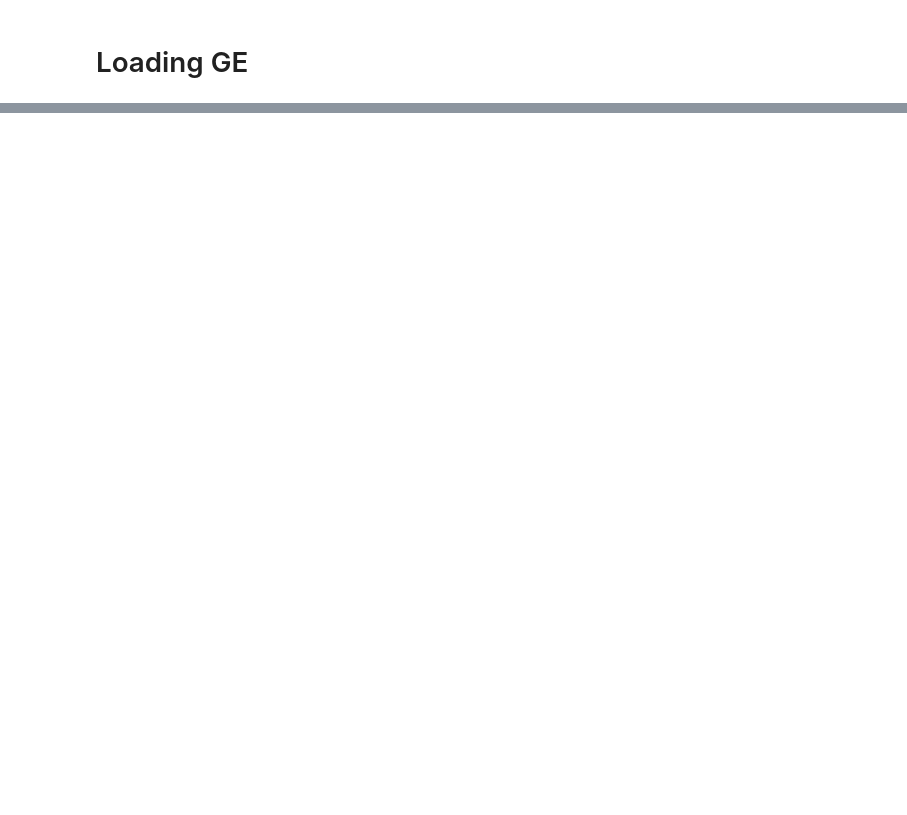
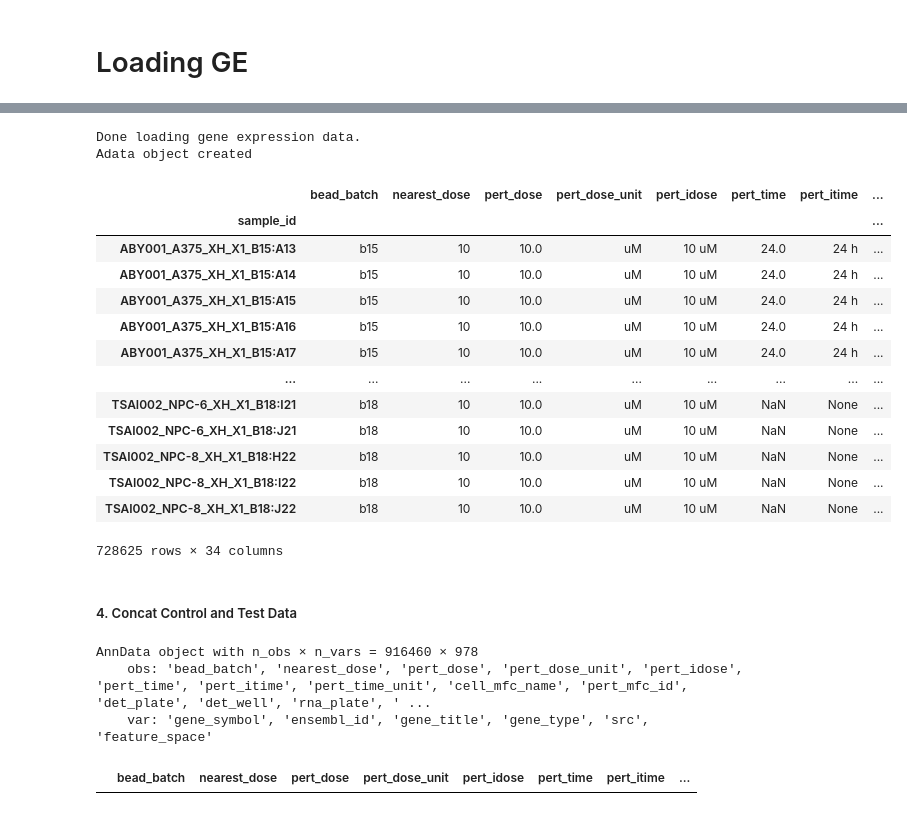
Before and after one commit to animichellegalstyan/prnet_eval, a Jupyter notebook: data_preprocessing/preprocessing_notebook.ipynb, the cells around one changed output, grey strips where cells are left out. Cells and saved outputs as stored; diff of their text form; code cells hidden in the pictures; blank space fills up the shorter version.

```diff
--- a/data_preprocessing/preprocessing_notebook.ipynb
+++ b/data_preprocessing/preprocessing_notebook.ipynb
@@ -549,0 +292,10 @@ remove from obs: build_name, inv_level_10, pert_idose, nearest_dose, project_cod
+# %%
+save_dir_analysis = merged_LINCS_dataset_dir / "Analysis"
+
+merged_LINCS_dataset_lvl3_trt_ctl_path = (
+    merged_LINCS_dataset_dir / "level3_beta_ctl_n188708x12328.gctx"
+)
+
+merged_LINCS_dataset_lvl3_trt_cp_path = (
+    merged_LINCS_dataset_dir / "level3_beta_trt_cp_n1805898x12328.gctx"
+)
@@ -549,0 +304,11 @@ remove from obs: build_name, inv_level_10, pert_idose, nearest_dose, project_cod
+# %%
+# Load compound data
+dataloader_cp = LINCSDataLoader(
+    gctx_path=merged_LINCS_dataset_lvl3_trt_cp_path,
+    inst_info=inst_info_merged_comp,
+    gene_info=gene_info_merged,
+    gene_marker="landmark",  # used for testing
+    comp_identifier="pert_id",
+    cell_identifier="cell_type",
+    instance_identifier="sample_id",
+)
@@ -549,0 +338,9 @@ remove from obs: build_name, inv_level_10, pert_idose, nearest_dose, project_cod
+# %%
+# Assuming dataloader is your instantiated LINCSDataLoader
+# (which already filtered for landmark genes via gene_marker="landmark" during init)
+
+inst_filters_ctl = {}
+inst_filters_comp = {}
+
+gene_filters_ctl = {}
+gene_filters_comp = {}
@@ -549,0 +380,44 @@ remove from obs: build_name, inv_level_10, pert_idose, nearest_dose, project_cod
+# %%
+lincs_adata_cp = dataloader_cp.create_anndata(False, comp_info_merged, inst_filters_comp)
+# %% [output]
+Done loading gene expression data.
+Adata object created
+# %%
+lincs_adata_cp.obs
+# %% [output]
+|  | bead_batch | nearest_dose | pert_dose | pert_dose_unit | pert_idose | pert_time | pert_itime | ... |
+| sample_id |  |  |  |  |  |  |  | ... |
+| ABY001_A375_XH_X1_B15:A13 | b15 | 10 | 10.0 | uM | 10 uM | 24.0 | 24 h | ... |
+| ABY001_A375_XH_X1_B15:A14 | b15 | 10 | 10.0 | uM | 10 uM | 24.0 | 24 h | ... |
+| ABY001_A375_XH_X1_B15:A15 | b15 | 10 | 10.0 | uM | 10 uM | 24.0 | 24 h | ... |
+| ABY001_A375_XH_X1_B15:A16 | b15 | 10 | 10.0 | uM | 10 uM | 24.0 | 24 h | ... |
+| ABY001_A375_XH_X1_B15:A17 | b15 | 10 | 10.0 | uM | 10 uM | 24.0 | 24 h | ... |
+| ... | ... | ... | ... | ... | ... | ... | ... | ... |
+| TSAI002_NPC-6_XH_X1_B18:I21 | b18 | 10 | 10.0 | uM | 10 uM | NaN | None | ... |
+| TSAI002_NPC-6_XH_X1_B18:J21 | b18 | 10 | 10.0 | uM | 10 uM | NaN | None | ... |
+| TSAI002_NPC-8_XH_X1_B18:H22 | b18 | 10 | 10.0 | uM | 10 uM | NaN | None | ... |
+| TSAI002_NPC-8_XH_X1_B18:I22 | b18 | 10 | 10.0 | uM | 10 uM | NaN | None | ... |
+| TSAI002_NPC-8_XH_X1_B18:J22 | b18 | 10 | 10.0 | uM | 10 uM | NaN | None | ... |
+728625 rows × 34 columns
+# %% [markdown]
+##### 4. Concat Control and Test Data
+# %%
+adata_obs_all = pd.concat([lincs_adata_ctl.obs, lincs_adata_cp.obs], ignore_index=True)
+adata_obs_all.index = adata_obs_all.index.astype(str)
+
+adata_X_all = sp.vstack([lincs_adata_ctl.X, lincs_adata_cp.X])
+
+lincs_adata = ad.AnnData(adata_X_all,obs=adata_obs_all,var=lincs_adata_cp.var)
+lincs_adata
+# %% [output]
+AnnData object with n_obs × n_vars = 916460 × 978
+    obs: 'bead_batch', 'nearest_dose', 'pert_dose', 'pert_dose_unit', 'pert_idose', 'pert_time', 'pert_itime', 'pert_time_unit', 'cell_mfc_name', 'pert_mfc_id', 'det_plate', 'det_well', 'rna_plate', ' ...
+    var: 'gene_symbol', 'ensembl_id', 'gene_title', 'gene_type', 'src', 'feature_space'
+# %%
+# Check for undefined smiles in the compound data - unusable for training if they exist
+
+undefined_smiles_df = lincs_adata.obs[lincs_adata.obs['canonical_smiles'].isna()]
+undefined_smiles_trt_cp = undefined_smiles_df[undefined_smiles_df['pert_type'] == 'trt_cp']
+undefined_smiles_trt_cp
+# %% [output]
+|  | bead_batch | nearest_dose | pert_dose | pert_dose_unit | pert_idose | pert_time | pert_itime | ... |
```
Also changed, not shown: parts of 61 cells of this notebook, 5 other files.
